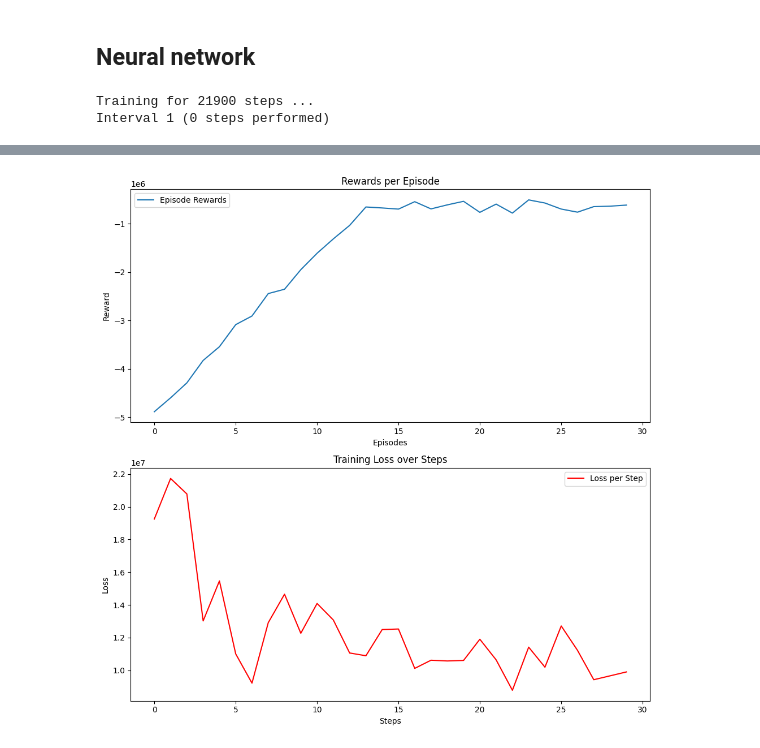
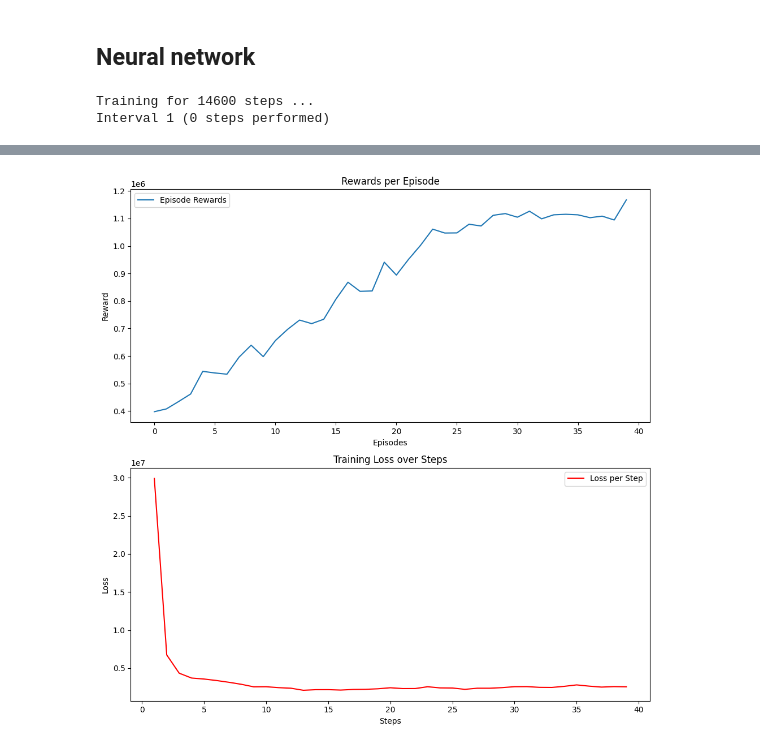
Before and after one commit to Linkschris/AdvancedBA, a Jupyter notebook: final_project/submission_notebook.ipynb, the cells around one changed output, grey strips where cells are left out. Cells and saved outputs as stored; diff of their text form; code cells hidden in the pictures.

```diff
--- a/final_project/submission_notebook.ipynb
+++ b/final_project/submission_notebook.ipynb
@@ -57,10 +57,13 @@ data = pd.merge(data, industrial_demand, on='date')
 data = data.drop(columns=['price_FRA'])
 help_data = pd.DataFrame()
 help_data['date'] = pd.to_datetime(data['date'], format='%Y-%m-%d %H:%M:%S')
+help_data['industrial_demand'] = data['industrial_demand']
 
 #drop all columns without GER in the name
 data = data[data.columns[data.columns.str.contains('GER')]]
 data['date'] = help_data['date']
+data['industrial_demand'] = help_data['industrial_demand']
+
 
 
 data['date'] = pd.to_datetime(data['date'], format='%Y-%m-%d %H:%M:%S')
@@ -74,5 +77,7 @@ data['weekday'] = data['date'].dt.weekday
 data = data.replace('n/e', np.NaN)
 data.isna().sum()
 
+print(data.dtypes)
+
 #save to csv
 data.to_csv('data.csv', index=False)
@@ -305,9 +308,9 @@ action_plans_help = {
     1: centroids[1],
     2: centroids[2],
     3: [0]*24,
-    #4: action_4,
-    #5: action_5,
-    #6: action_6
+    4: action_4,
+    5: action_5,
+    6: action_6
 }
 
 keys = list(action_plans_help.keys())
@@ -329,12 +332,12 @@ class BatteryManagementEnv(Env):
         #self.charge_level = 50  # Initial battery charge level
         self.start_day = start_day
         self.action_space = 1  # 24-hour action vector with actions -1, 0, or 1
-        self.observation_space = 121  # Battery charge level as a float
+        self.observation_space = 99  # Battery charge level as a float
         self.max_episode_len = 730  # Maximum number of steps in an episode
 
         # Set other needed variables like the charge rate, discharge rate, etc.
-        self.charge_rate = 15  # Amount of charge to increase per step when charging
-        self.discharge_rate = 15  # Amount of charge to decrease per step when discharging
+        self.charge_rate = 5  # Amount of charge to increase per step when charging
+        self.discharge_rate = 5  # Amount of charge to decrease per step when discharging
         self.max_charge = 15000
         self.min_charge = 0
 
@@ -370,11 +373,16 @@ class BatteryManagementEnv(Env):
         return list(prices['price_GER'][day*24:day*24+24])
 
     def get_input_data(self, day):
+        #print(data.dtypes)
         input_array = list(data['solar_forecastGER'][day*24:day*24+24])
         input_array += list(data['windonshore_forecastGER'][day*24:day*24+24])
         input_array += list(data['windoffshore_forecastGER'][day*24:day*24+24])
         input_array += list(data['load_GER'][day*24:day*24+24])
-        input_array += list(data['month'][day*24:day*24+24])
+        input_array += list(data['month'].iloc[[day*24]])
+        input_array += list(data['weekday'].iloc[[day*24]])
+        #print data type of each element in the list
+        #for i in input_array:
+        #   print(type(i))
 
         return input_array
 
@@ -416,15 +424,15 @@ class BatteryManagementEnv(Env):
                     #print(self.t,hour, prices)
                     cost += (self.charge_rate*selected_action[hour] + industrial_demand[hour])*prices[hour]
                 else:
-                    cost += 100000 + industrial_demand[hour]*prices[hour]  # Penalty for trying to overcharge
+                    cost += (self.charge_rate*selected_action[hour] + industrial_demand[hour])*prices[hour]  # Penalty for trying to overcharge
 
             elif selected_action[hour] < 0:  # discharge
                 new_charge_level = self.state[0] + self.discharge_rate*selected_action[hour]
                 if new_charge_level >= self.min_charge:
                     self.state[0] = new_charge_level
-                    cost += -(self.discharge_rate*selected_action[hour] - industrial_demand[hour])*prices[hour]
+                    cost += (self.discharge_rate*selected_action[hour] + industrial_demand[hour])*prices[hour]
                 else:
-                    cost += 100000 + industrial_demand[hour]*prices[hour]  # Penalty for trying to overdischarge
+                    cost += (self.discharge_rate*selected_action[hour] + industrial_demand[hour])*prices[hour]  # Penalty for trying to overdischarge
 
             elif selected_action[hour] == 0:  # do nothing
                 cost += industrial_demand[hour]*prices[hour]
@@ -530,14 +538,14 @@ model = build_enhanced_model(env.observation_space, env.nA)
 # %%
 # Then, define DQN agent in Keras-RL
 memory = SequentialMemory(limit=20000, window_length=1)
-policy = LinearAnnealedPolicy(EpsGreedyQPolicy(eps=0),
+policy = LinearAnnealedPolicy(EpsGreedyQPolicy(eps=0.05),
                               attr='eps', value_max=1., value_min=.1, value_test=.05, nb_steps=10000)
 dqn = DQNAgent(model=model, nb_actions=env.nA, memory=memory, policy=policy,
                 nb_steps_warmup=500, target_model_update=1e-2, enable_double_dqn=True, enable_dueling_network=True)
 dqn.compile(optimizer=Adam(learning_rate=1e-3), metrics=['mae'])
 # %%
-nb_max_episode_steps = 365*5
-nb_steps = nb_max_episode_steps*12
+nb_max_episode_steps = 365*1
+nb_steps = nb_max_episode_steps*40
 log_filename = 'results/dqn_BatteryManagementEnv_log.json'
 logger = FileLogger(log_filename, interval=nb_max_episode_steps)
 
@@ -547,5 +555,5 @@ dqn.fit(env, nb_steps=nb_steps, visualize=False, verbose=1, nb_max_episode_steps
 # Call the function with the path to your log file
 plot_training_progress('results/dqn_BatteryManagementEnv_log.json')
 # %% [output]
-Training for 21900 steps ...
+Training for 14600 steps ...
 Interval 1 (0 steps performed)
@@ -569 +577 @@ done, took 150.493 seconds
-[figure, old version]
+[figure, new version]
```
Also changed, not shown: parts of 4 cells of this notebook, 8 other files.
